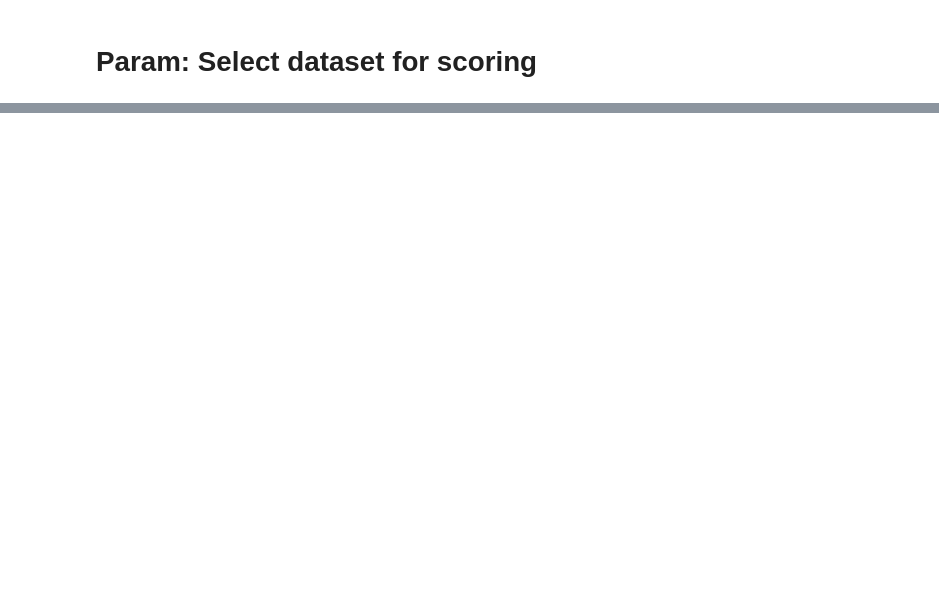
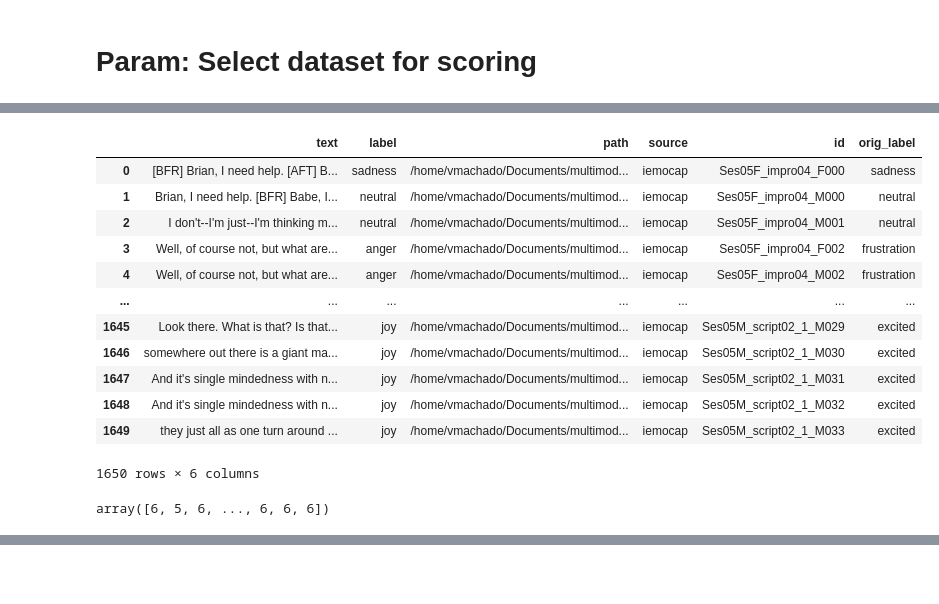
Before and after one commit to machadoprx/c4ai_audio_text_clip, a Jupyter notebook: c4ai_emotions_audio_text_clip_e2e.ipynb, the cells around one changed output, grey strips where cells are left out. Drawn from its saved outputs; the diff is of its cells as text; code cells hidden in the pictures; blank space fills up the shorter version.

```diff
--- a/c4ai_emotions_audio_text_clip_e2e.ipynb
+++ b/c4ai_emotions_audio_text_clip_e2e.ipynb
@@ -1538,0 +1820,16 @@ clf.fit(proj_train, np.array(targets_train, dtype=int))
+# %%
+test_df_erc_iemocap
+# %% [output]
+|  | text | label | path | source | id | orig_label |
+| 0 | [BFR] Brian, I need help. [AFT] B... | sadness | /home/vmachado/Documents/multimod... | iemocap | Ses05F_impro04_F000 | sadness |
+| 1 | Brian, I need help. [BFR] Babe, I... | neutral | /home/vmachado/Documents/multimod... | iemocap | Ses05F_impro04_M000 | neutral |
+| 2 | I don't--I'm just--I'm thinking m... | neutral | /home/vmachado/Documents/multimod... | iemocap | Ses05F_impro04_M001 | neutral |
+| 3 | Well, of course not, but what are... | anger | /home/vmachado/Documents/multimod... | iemocap | Ses05F_impro04_F002 | frustration |
+| 4 | Well, of course not, but what are... | anger | /home/vmachado/Documents/multimod... | iemocap | Ses05F_impro04_M002 | frustration |
+| ... | ... | ... | ... | ... | ... | ... |
+| 1645 | Look there. What is that? Is that... | joy | /home/vmachado/Documents/multimod... | iemocap | Ses05M_script02_1_M029 | excited |
+| 1646 | somewhere out there is a giant ma... | joy | /home/vmachado/Documents/multimod... | iemocap | Ses05M_script02_1_M030 | excited |
+| 1647 | And it's single mindedness with n... | joy | /home/vmachado/Documents/multimod... | iemocap | Ses05M_script02_1_M031 | excited |
+| 1648 | And it's single mindedness with n... | joy | /home/vmachado/Documents/multimod... | iemocap | Ses05M_script02_1_M032 | excited |
+| 1649 | they just all as one turn around ... | joy | /home/vmachado/Documents/multimod... | iemocap | Ses05M_script02_1_M033 | excited |
+1650 rows × 6 columns
@@ -1539,3 +1839,7 @@ clf.fit(proj_train, np.array(targets_train, dtype=int))
+# %%
+correct_labels_train
+# %% [output]
+array([6, 5, 6, ..., 6, 6, 6])
 # %%
 from sklearn.linear_model import LogisticRegression
 from sklearn.neural_network import MLPClassifier
```
Also changed, not shown: parts of 53 cells of this notebook.
